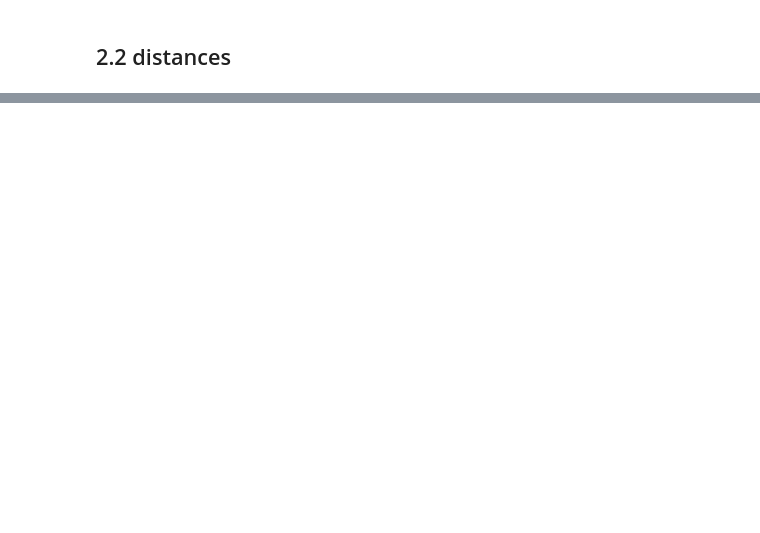
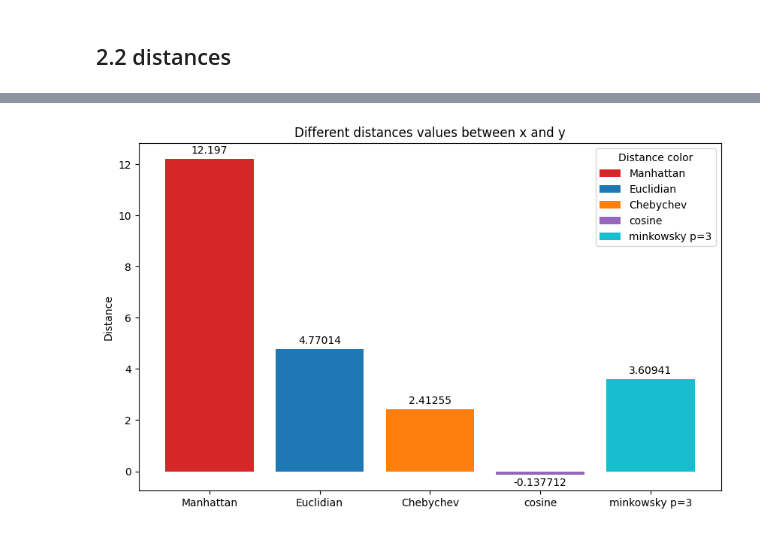
Before and after one commit to zamaS24/DCP_Labs, a Jupyter notebook: DCP_lab3.ipynb, the cells around one changed output, grey strips where cells are left out. Saved outputs shown, nothing was run; the diff lists cells and outputs as text; code cells hidden in the pictures; blank space fills up the shorter version.

```diff
--- a/DCP_lab3.ipynb
+++ b/DCP_lab3.ipynb
@@ -84,0 +79,19 @@ l_infini distance :  2.4047403209172096
+# %%
+
+l1_d = l1_distance(x,y)
+l2_d = l2_distance(x,y)
+l_infini_d = l_infini_distance(x,y)
+cosine_sim_dis= cosine_similarity(x,y)
+
+p= 3
+minkowsky =  minkowsky_distance(x,y,p)
+
+print('***distances between x and y***')
+print('l1 distance : ', l1_d)
+print('l2 distance : ', l2_d)
+print('l_infini distance : ', l_infini_d)
+print('                  ')
+print('cosine similarity : ',cosine_sim_dis )
+
+
+print('minkosky distance (p=3): ', minkowsky)
@@ -84,0 +125,25 @@ l_infini distance :  2.4047403209172096
+# %%
+# displaying a histogra
+# docs : https://matplotlib.org/stable/gallery/lines_bars_and_markers/bar_colors.html#sphx-glr-gallery-lines-bars-and-markers-bar-colors-py
+
+import matplotlib.pyplot as plt
+
+
+fig, ax = plt.subplots(figsize=(10,6), dpi=100)
+
+distances_labels = ['Manhattan', 'Euclidian', 'Chebychev', 'cosine', 'minkowsky p=3']
+distances = [l1_d, l2_d, l_infini_d, cosine_sim_dis, minkowsky]
+bar_colors = ['tab:red', 'tab:blue', 'tab:orange', 'tab:purple', 'tab:cyan']
+
+
+bars = ax.bar(distances_labels, distances, label=distances_labels, color=bar_colors)
+ax.bar_label(bars, label_type='edge', padding=3)  # Use 'edge' for top, or omit padding for inside
+
+
+ax.set_ylabel('Distance')
+ax.set_title('Different distances values between x and y')
+ax.legend(title='Distance color')
+
+plt.show()
+# %% [output]
+[figure, added]
```
Also changed, not shown: parts of 10 cells of this notebook.
